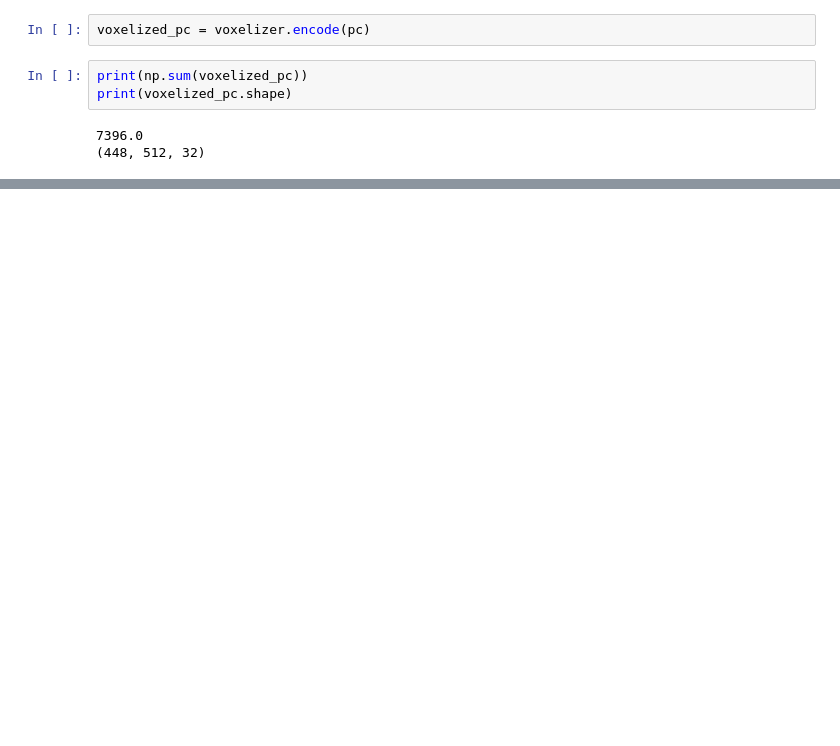
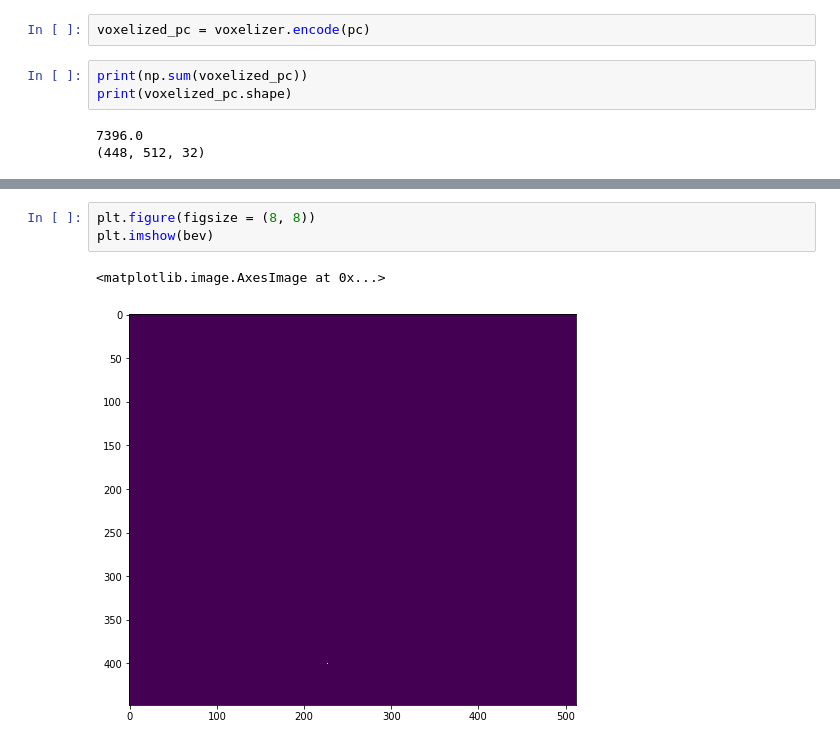
Before and after one commit to YahyaAlaaMassoud/Sensor-Fusion, a Jupyter notebook: gen_voxel_grid.ipynb, the cells around one changed output, grey strips where cells are left out. Drawn from its saved outputs; the diff is of its cells as text; blank space fills up the shorter version.

```diff
--- a/gen_voxel_grid.ipynb
+++ b/gen_voxel_grid.ipynb
@@ -101 +194,7 @@ bev.shape (448, 512)
+# %%
+plt.figure(figsize = (8, 8))
+plt.imshow(bev)
+# %% [output]
+<matplotlib.image.AxesImage at 0x...>
+[figure, added]
 # %%
```
Also changed, not shown: parts of 14 cells of this notebook, 5 other files.
